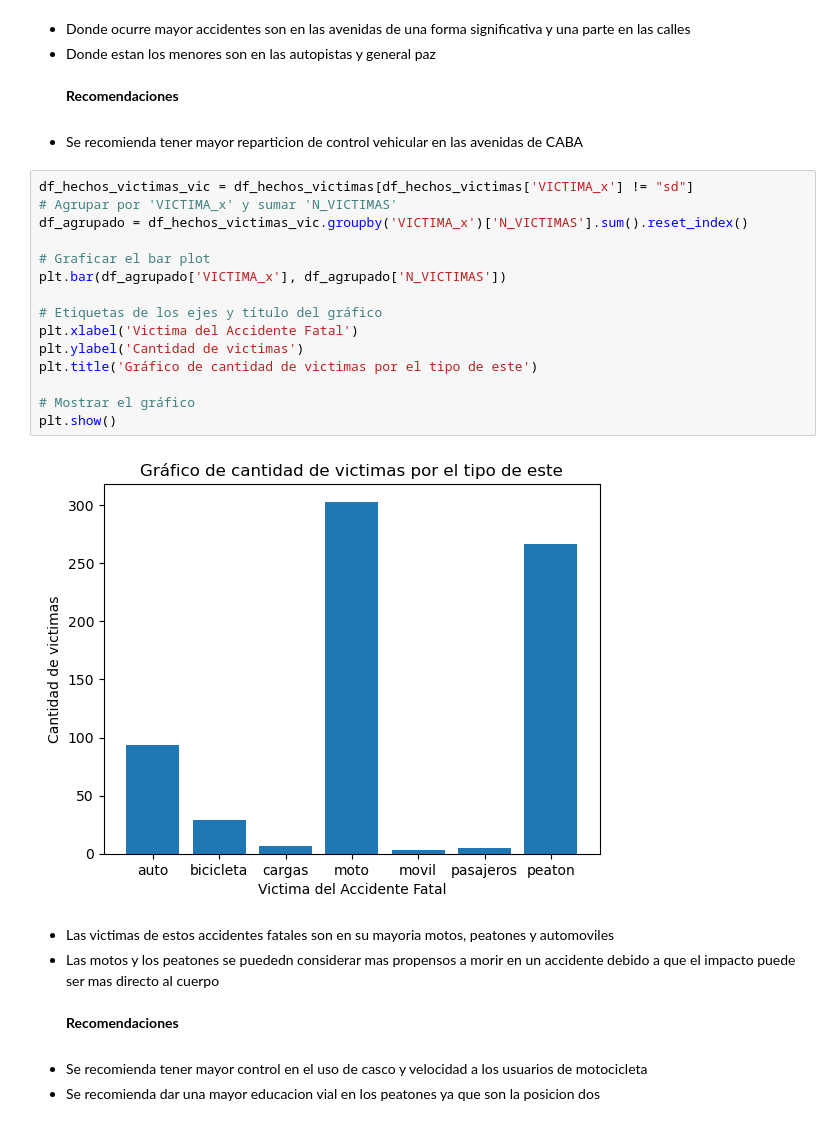
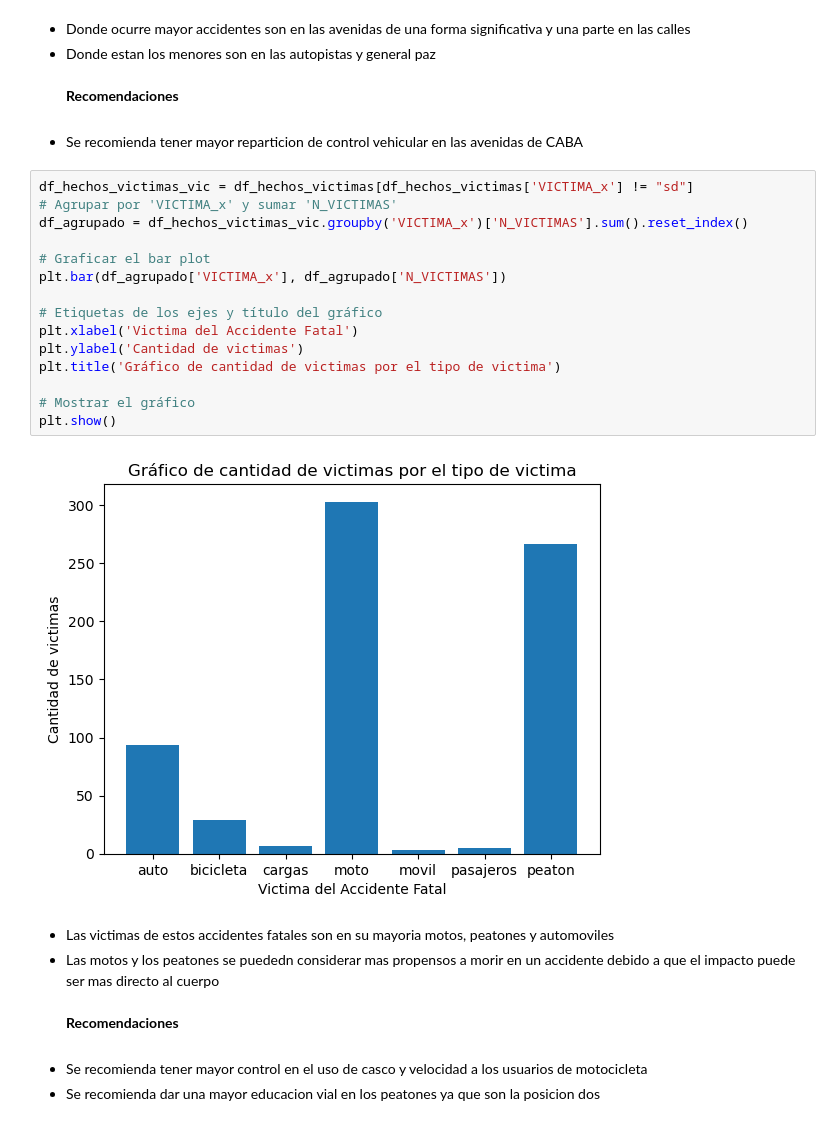
Before and after one commit to gitgabovc/pida, a Jupyter notebook: 02-EDA.ipynb, the cells around one changed output. Saved outputs shown, nothing was run; the diff lists cells and outputs as text.

```diff
--- a/02-EDA.ipynb
+++ b/02-EDA.ipynb
@@ -165,20 +165,20 @@ plt.show()
 # %%
 df_hechos_victimas_vic = df_hechos_victimas[df_hechos_victimas['VICTIMA_x'] != "sd"]
 # Agrupar por 'VICTIMA_x' y sumar 'N_VICTIMAS'
 df_agrupado = df_hechos_victimas_vic.groupby('VICTIMA_x')['N_VICTIMAS'].sum().reset_index()
 
 # Graficar el bar plot
 plt.bar(df_agrupado['VICTIMA_x'], df_agrupado['N_VICTIMAS'])
 
 # Etiquetas de los ejes y título del gráfico
 plt.xlabel('Victima del Accidente Fatal')
 plt.ylabel('Cantidad de victimas')
-plt.title('Gráfico de cantidad de victimas por el tipo de este')
+plt.title('Gráfico de cantidad de victimas por el tipo de victima')
 
 # Mostrar el gráfico
 plt.show()
 # %% [output]
-[figure, old version]
+[figure, new version]
 # %% [markdown]
 - Las victimas de estos accidentes fatales son en su mayoria motos, peatones y automoviles
 - Las motos y los peatones se puededn considerar mas propensos a morir en un accidente debido a que el impacto puede ser mas directo al cuerpo
```
Also changed, not shown: parts of 1 cell of this notebook, 10 other files.
